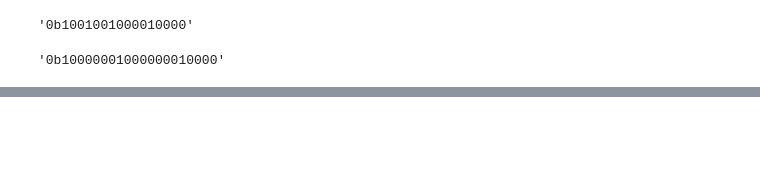
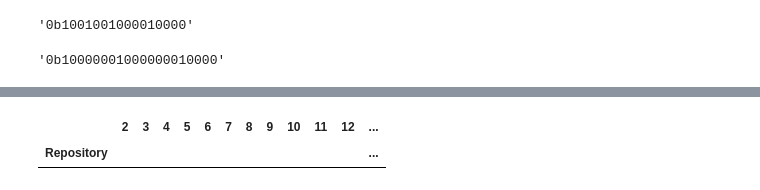
Before and after one commit to angayunpa/EMProject, a Jupyter notebook: MainTaskResultsAnalysis/Results_raw_to_csv_extra.ipynb, the cells around one changed output, grey strips where cells are left out. Cells and saved outputs as stored; diff of their text form; code cells hidden in the pictures; blank space fills up the shorter version.

```diff
--- a/MainTaskResultsAnalysis/Results_raw_to_csv_extra.ipynb
+++ b/MainTaskResultsAnalysis/Results_raw_to_csv_extra.ipynb
@@ -160,0 +219,8 @@ bin(528400)
+# %%
+cols = [str(x) for x in range(2, 21)]
+a = pd.DataFrame(columns=cols)
+a.index.name = "Repository"
+a
+# %% [output]
+|  | 2 | 3 | 4 | 5 | 6 | 7 | 8 | 9 | 10 | 11 | 12 | ... |
+| Repository |  |  |  |  |  |  |  |  |  |  |  | ... |
```
Also changed, not shown: parts of 16 cells of this notebook, 14 other files.
